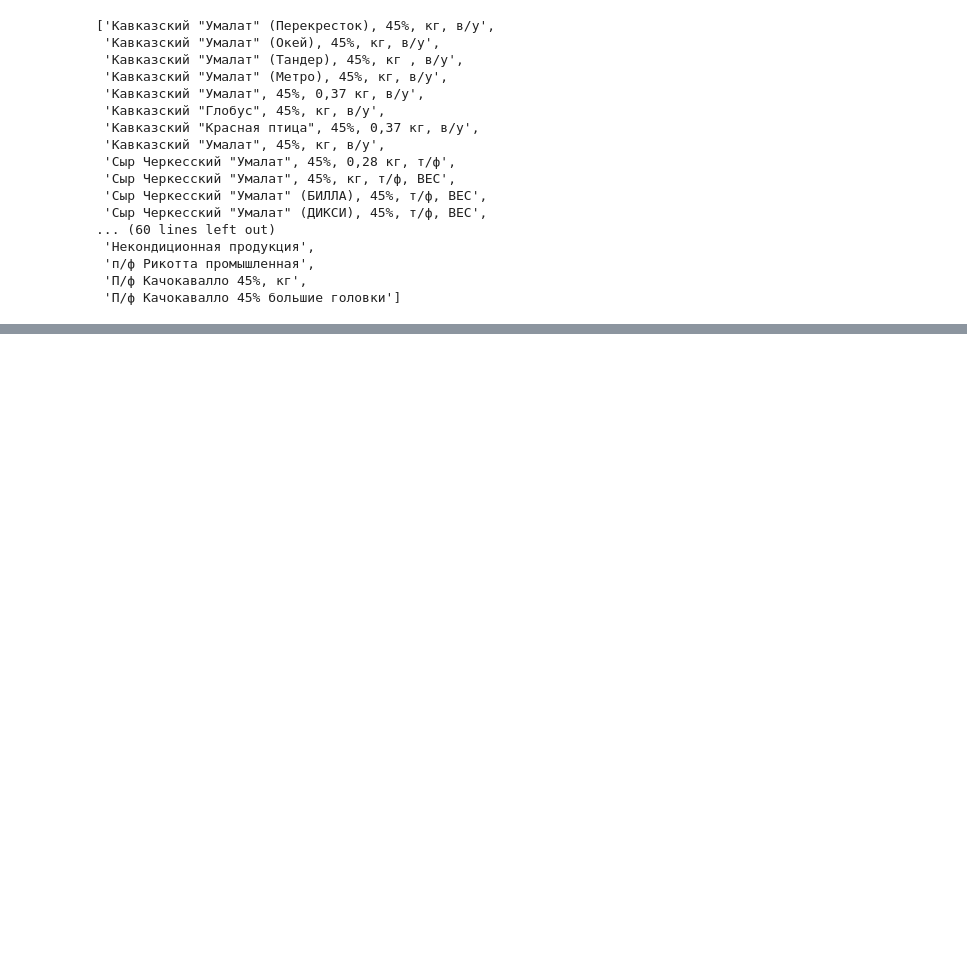
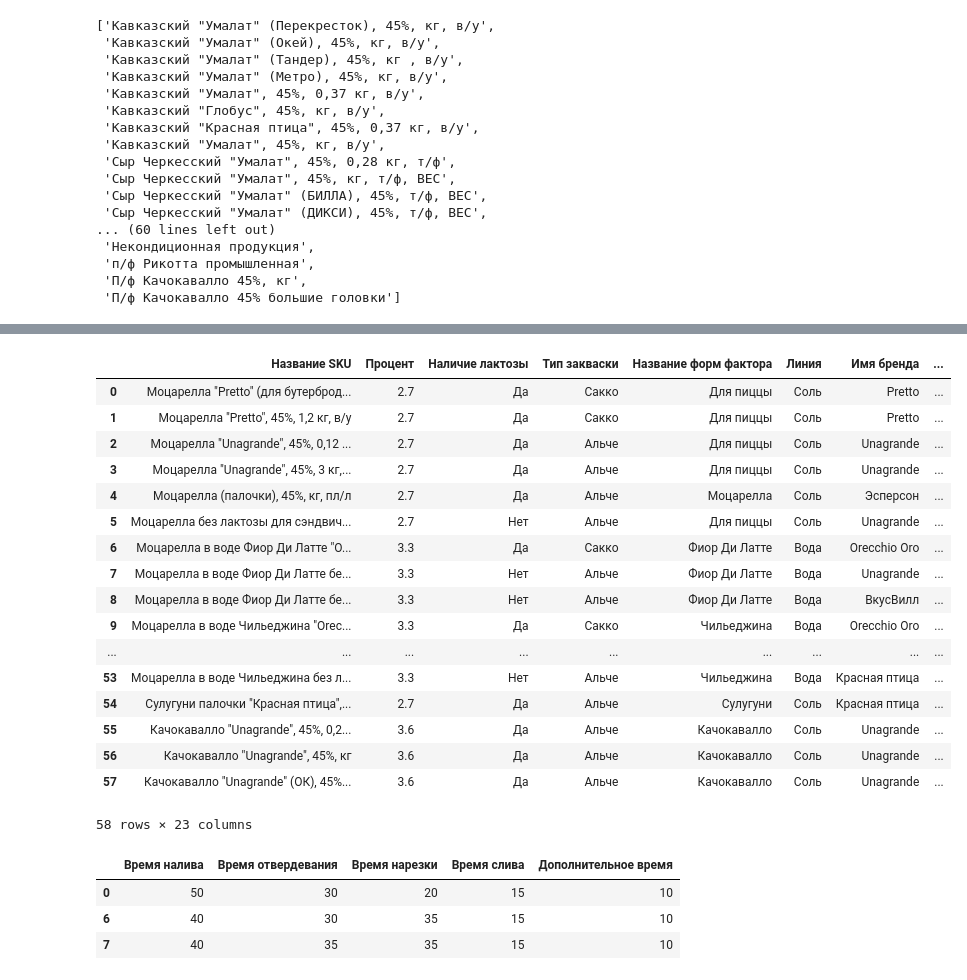
Before and after one commit to nkrokhmal/umalat, a Jupyter notebook: research/nkrokhmal/parse_request.ipynb, the cells around one changed output, grey strips where cells are left out. Saved outputs shown, nothing was run; the diff lists cells and outputs as text; code cells hidden in the pictures; blank space fills up the shorter version.

```diff
--- a/research/nkrokhmal/parse_request.ipynb
+++ b/research/nkrokhmal/parse_request.ipynb
@@ -262,0 +314,23 @@ with open('ignore_sku.json') as json_file:
+# %%
+tmp = pd.read_excel('params.xlsx', index_col=0)
+# %%
+tmp
+# %% [output]
+|  | Название SKU | Процент | Наличие лактозы | Тип закваски | Название форм фактора | Линия | Имя бренда | ... |
+| 0 | Моцарелла "Pretto" (для бутерброд... | 2.7 | Да | Сакко | Для пиццы | Соль | Pretto | ... |
+| 1 | Моцарелла "Pretto", 45%, 1,2 кг, в/у | 2.7 | Да | Сакко | Для пиццы | Соль | Pretto | ... |
+| 2 | Моцарелла "Unagrande", 45%, 0,12 ... | 2.7 | Да | Альче | Для пиццы | Соль | Unagrande | ... |
+| 3 | Моцарелла "Unagrande", 45%, 3 кг,... | 2.7 | Да | Альче | Для пиццы | Соль | Unagrande | ... |
+| 4 | Моцарелла (палочки), 45%, кг, пл/л | 2.7 | Да | Альче | Моцарелла | Соль | Эсперсон | ... |
+| 5 | Моцарелла без лактозы для сэндвич... | 2.7 | Нет | Альче | Для пиццы | Соль | Unagrande | ... |
+| 6 | Моцарелла в воде Фиор Ди Латте "O... | 3.3 | Да | Сакко | Фиор Ди Латте | Вода | Orecchio Oro | ... |
+| 7 | Моцарелла в воде Фиор Ди Латте бе... | 3.3 | Нет | Альче | Фиор Ди Латте | Вода | Unagrande | ... |
+| 8 | Моцарелла в воде Фиор Ди Латте бе... | 3.3 | Нет | Альче | Фиор Ди Латте | Вода | ВкусВилл | ... |
+| 9 | Моцарелла в воде Чильеджина "Orec... | 3.3 | Да | Сакко | Чильеджина | Вода | Orecchio Oro | ... |
+| ... | ... | ... | ... | ... | ... | ... | ... | ... |
+| 53 | Моцарелла в воде Чильеджина без л... | 3.3 | Нет | Альче | Чильеджина | Вода | Красная птица | ... |
+| 54 | Сулугуни палочки "Красная птица",... | 2.7 | Да | Альче | Сулугуни | Соль | Красная птица | ... |
+| 55 | Качокавалло "Unagrande", 45%, 0,2... | 3.6 | Да | Альче | Качокавалло | Соль | Unagrande | ... |
+| 56 | Качокавалло "Unagrande", 45%, кг | 3.6 | Да | Альче | Качокавалло | Соль | Unagrande | ... |
+| 57 | Качокавалло "Unagrande" (ОК), 45%... | 3.6 | Да | Альче | Качокавалло | Соль | Unagrande | ... |
+58 rows × 23 columns
@@ -262,0 +341,7 @@ with open('ignore_sku.json') as json_file:
+# %%
+btt_data.drop_duplicates()
+# %% [output]
+|  | Время налива | Время отвердевания | Время нарезки | Время слива | Дополнительное время |
+| 0 | 50 | 30 | 20 | 15 | 10 |
+| 6 | 40 | 30 | 35 | 15 | 10 |
+| 7 | 40 | 35 | 35 | 15 | 10 |
```
Also changed, not shown: parts of 6 cells of this notebook, 5 other files.
